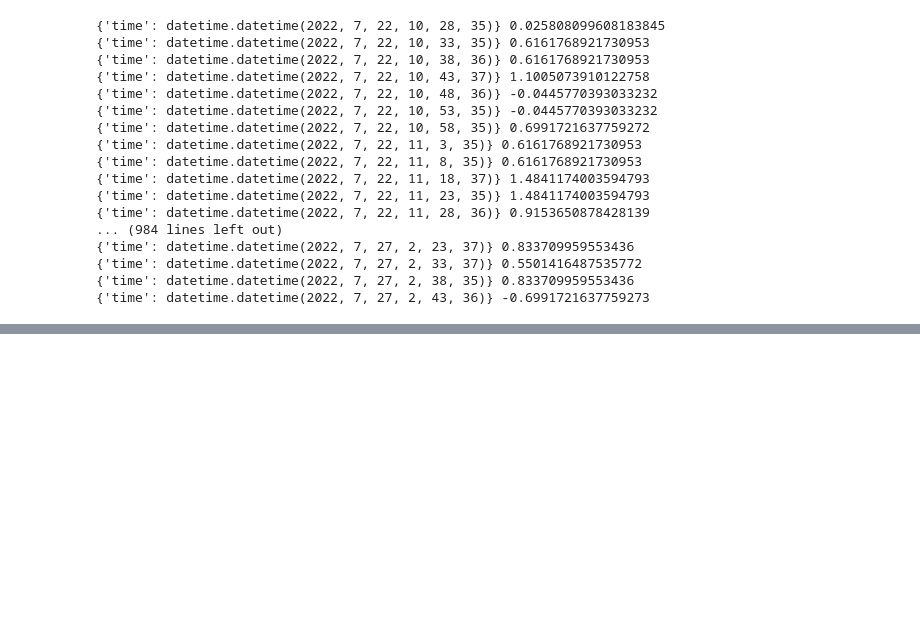
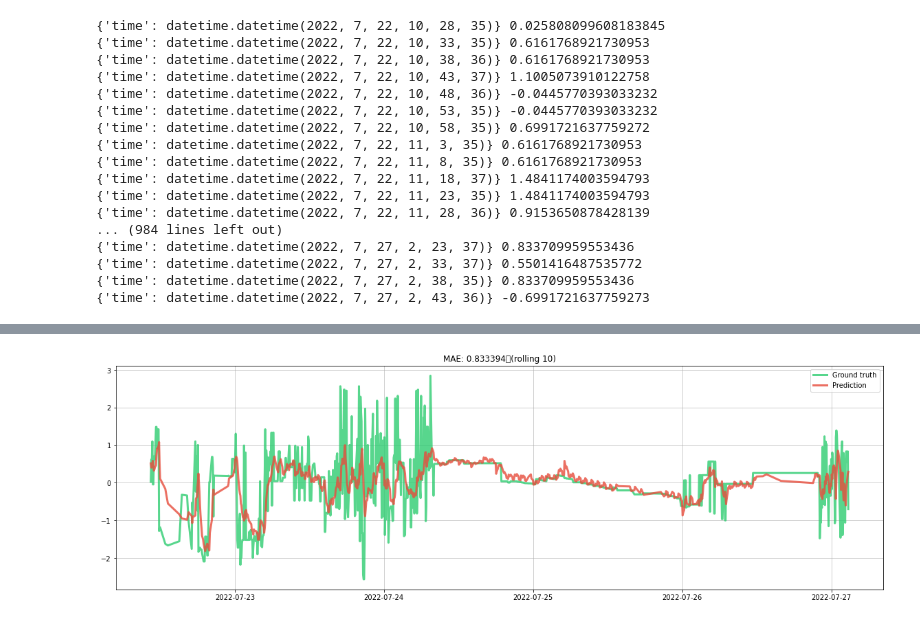
Before and after one commit to X24hedgehog/ML, a Jupyter notebook: Week 3 Finance.ipynb, the cells around one changed output, grey strips where cells are left out. Cells and saved outputs as stored; diff of their text form; code cells hidden in the pictures; blank space fills up the shorter version.

```diff
--- a/Week 3 Finance.ipynb
+++ b/Week 3 Finance.ipynb
@@ -98,0 +158,37 @@ MAE: 0.423669, R2: 0.154445
+# %%
+from river import metrics
+import matplotlib.pyplot as plt
+
+
+def evaluate_model(model):
+
+    metric = metrics.Rolling(metrics.MAE(), 10)
+
+    dates = []
+    y_trues = []
+    y_preds = []
+
+    for x, y in stream.iter_csv('finance.csv', target = 'value', **params):
+
+        # Obtain the prior prediction and update the model in one go
+        y_pred = model.predict_one(x)
+        model.learn_one(x, y)
+
+        # Update the error metric
+        metric.update(y, y_pred)
+
+        # Store the true value and the prediction
+        dates.append(x['time'])
+        y_trues.append(y)
+        y_preds.append(y_pred)
+
+    # Plot the results
+    fig, ax = plt.subplots(figsize=(20, 6))
+    ax.grid(alpha=0.75)
+    ax.plot(dates, y_trues, lw=3, color='#2ecc71', alpha=0.8, label='Ground truth')
+    ax.plot(dates, y_preds, lw=3, color='#e74c3c', alpha=0.8, label='Prediction')
+    ax.legend()
+    ax.set_title(metric)
+evaluate_model(model)
+# %% [output]
+[figure, added]
```
Also changed, not shown: parts of 4 cells of this notebook.
